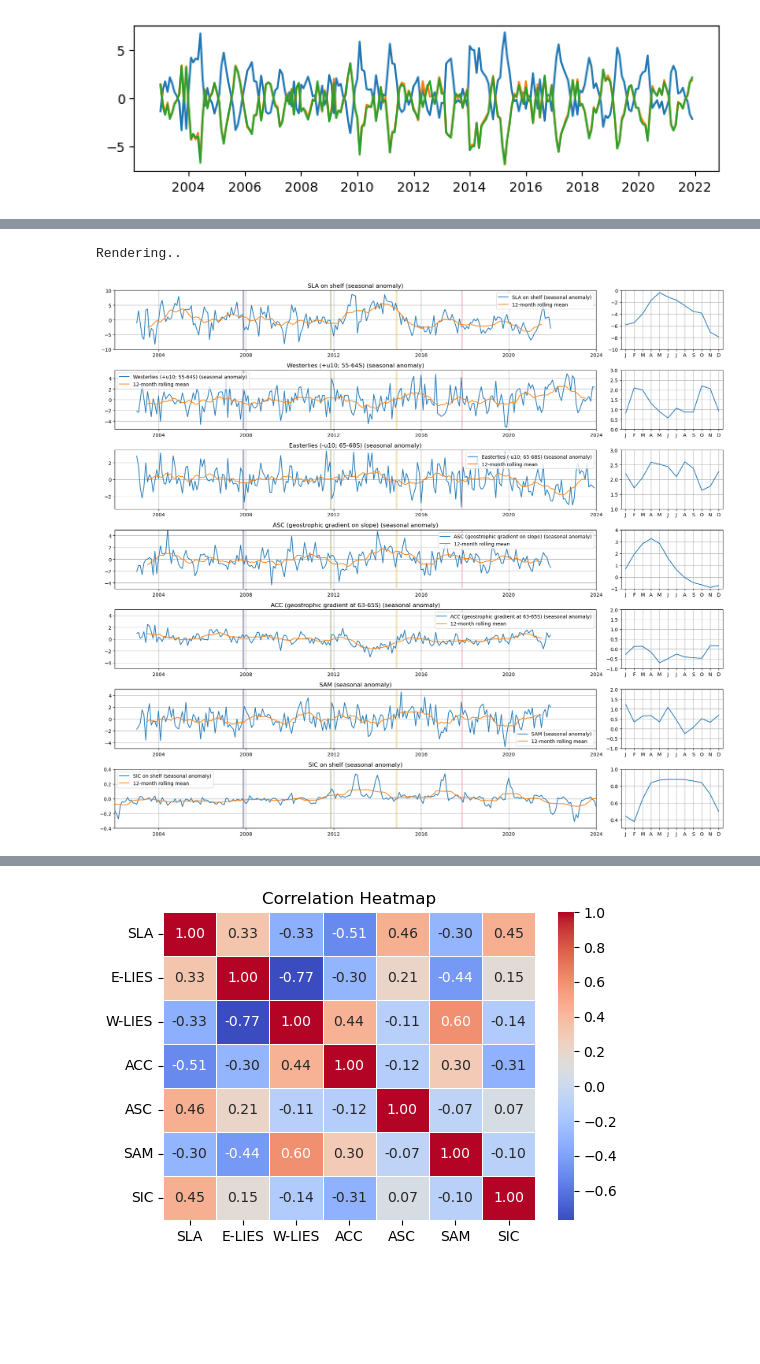
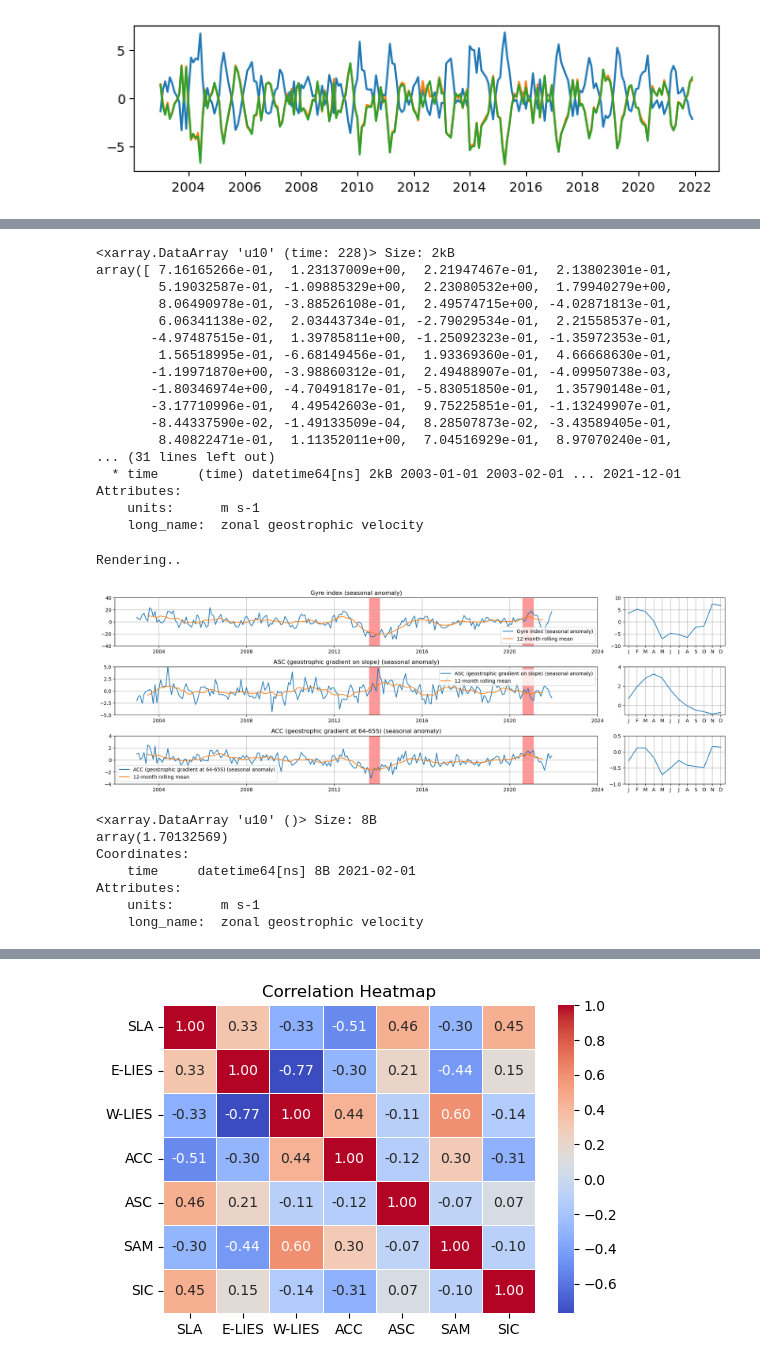
Before and after one commit to eejco/thesis_c3, a Jupyter notebook: slope_index.ipynb, the cells around one changed output, grey strips where cells are left out. Drawn from its saved outputs; the diff is of its cells as text; code cells hidden in the pictures; blank space fills up the shorter version.

```diff
--- a/slope_index.ipynb
+++ b/slope_index.ipynb
@@ -29,3 +36,5 @@ sice_ = xr.open_dataset('../data/NSIDC/sice_processed.nc').__xarray_dataarray_va
+# %%
+gyre_index = xr.open_dataarray('gyre_index.nc')
 # %%
 extent_ac = [138,152,-68,-63]
 extent_ea = [60,160,-70,-60]
@@ -131,8 +160,28 @@ colors = plt.cm.tab20b(np.linspace(0, 0.75, 4))
+# %%
+acc
+# %% [output]
+<xarray.DataArray 'u10' (time: 228)> Size: 2kB
+array([ 7.16165266e-01,  1.23137009e+00,  2.21947467e-01,  2.13802301e-01,
+        5.19032587e-01, -1.09885329e+00,  2.23080532e+00,  1.79940279e+00,
+        8.06490978e-01, -3.88526108e-01,  2.49574715e+00, -4.02871813e-01,
+        6.06341138e-02,  2.03443734e-01, -2.79029534e-01,  2.21558537e-01,
+       -4.97487515e-01,  1.39785811e+00, -1.25092323e-01, -1.35972353e-01,
+        1.56518995e-01, -6.68149456e-01,  1.93369360e-01,  4.66668630e-01,
+       -1.19971870e+00, -3.98860312e-01,  2.49488907e-01, -4.09950738e-03,
+       -1.80346974e+00, -4.70491817e-01, -5.83051850e-01,  1.35790148e-01,
+       -3.17710996e-01,  4.49542603e-01,  9.75225851e-01, -1.13249907e-01,
+       -8.44337590e-02, -1.49133509e-04,  8.28507873e-02, -3.43589405e-01,
+        8.40822471e-01,  1.11352011e+00,  7.04516929e-01,  8.97070240e-01,
+... (31 lines left out)
+  * time     (time) datetime64[ns] 2kB 2003-01-01 2003-02-01 ... 2021-12-01
+Attributes:
+    units:      m s-1
+    long_name:  zonal geostrophic velocity
 # %%
-fig = plt.figure(figsize=(18,16))
+fig = plt.figure(figsize=(18,6))
 axs=[]
 
-gs = fig.add_gridspec(7,5)
+gs = fig.add_gridspec(3,5)
 
 def add_row(n,var,varname,ylim=[-16,16],ylim_cmt=[-7,7],anom=False):
 
@@ -155,42 +204,62 @@ def add_row(n,var,varname,ylim=[-16,16],ylim_cmt=[-7,7],anom=False):
     ax.plot(da.time,da,label=varname)
     ax.plot(da.time,da.rolling(time=12,center=True).mean(),label='12-month rolling mean')
 
     ax.set_title(varname)
     ax.legend(loc='best')
     ax.set_ylim(ylim)
     ax.set_xlim([pd.Timestamp(2002,1,1),pd.Timestamp(2024,1,1)])
     ax.grid()
 
-    for y,c in zip([2007,2011,2014,2017],colors):
-        t1a = pd.Timestamp(y,10,1)
-        t1b = pd.Timestamp(y+1,1,1)
+    # for y,c in zip([2007,2011,2014,2017],colors):
+    #     t1a = pd.Timestamp(y,10,1)
+    #     t1b = pd.Timestamp(y+1,1,1)
+    #     tboo = (da.time > t1a) & (da.time < t1b)
+
+    #     ax.fill_between(da.time, ylim[0],ylim[1], where=tboo, alpha=0.4, facecolor=c,label='spring '+str(y))
+
+    for y in [2013,2020]:
+        #if y==2014:
+        t1a = pd.Timestamp(y,7,1)
+        t1b = pd.Timestamp(y+1,3,1)
+        # else:
+        #     t1a = pd.Timestamp(y,1,1)
+        #     t1b = pd.Timestamp(y+1,1,1)
         tboo = (da.time > t1a) & (da.time < t1b)
 
-        ax.fill_between(da.time, ylim[0],ylim[1], where=tboo, alpha=0.4, facecolor=c,label='spring '+str(y))
+        ax.fill_between(da.time, ylim[0],ylim[1], where=tboo, alpha=0.4, facecolor='red',label='spring '+str(y))
 
     ax = axs[(n*2)+1]
 
     ax.plot(cmt.month,cmt)
     ax.set_ylim(ylim_cmt)
     ax.grid()
     ax.set_xticks(cmt.month,labels=['J','F','M','A','M','J','J','A','S','O','N','D'])
     ax.set_xlim([0.5,12.5])
 
 
 
-add_row(0,cssh,'SLA on shelf',anom=True,ylim=[-10,10],ylim_cmt=[-10,0])
-add_row(1,westl,'Westerlies (+u10; 55-64S)',anom=True,ylim=[-5.5,5.5],ylim_cmt=[0,3])
-add_row(2,eastl,'Easterlies (-u10; 65-68S)',anom=True,ylim=[-3.5,3.5],ylim_cmt=[1,3])
-add_row(3,asc,'ASC (geostrophic gradient on slope)',anom=True,ylim=[-5,5],ylim_cmt=[-1,4])
-add_row(4,acc,'ACC (geostrophic gradient at 63-65S)',anom=True,ylim=[-5,5],ylim_cmt=[-1,2])
-add_row(5,sam,'SAM',anom=True,ylim=[-5,5],ylim_cmt=[-1,2])
-add_row(6,sic_shelf,'SIC on shelf',anom=True,ylim=[-0.4,0.4],ylim_cmt=[0.3,1])
+
+add_row(0,gyre_index,'Gyre index',anom=True,ylim=[-40,40],ylim_cmt=[-10,10])
+add_row(1,asc,'ASC (geostrophic gradient on slope)',anom=True,ylim=[-5,5],ylim_cmt=[-1,4])
+add_row(2,acc,'ACC (geostrophic gradient at 64-65S)',anom=True,ylim=[-4,4],ylim_cmt=[-1,0.5])
+
 
 
 
 
 plt.tight_layout()
 print('Rendering..')
 # %% [output]
 Rendering..
-[figure, old version]
+[figure, new version]
+# %%
+acc2=acc.where(acc.time > pd.Timestamp(2013,1,1),drop=True)
+acc2[acc2.argmax()]
+# %% [output]
+<xarray.DataArray 'u10' ()> Size: 8B
+array(1.70132569)
+Coordinates:
+    time     datetime64[ns] 8B 2021-02-01
+Attributes:
+    units:      m s-1
+    long_name:  zonal geostrophic velocity
```
Also changed, not shown: parts of 29 cells of this notebook, 10 other files.
